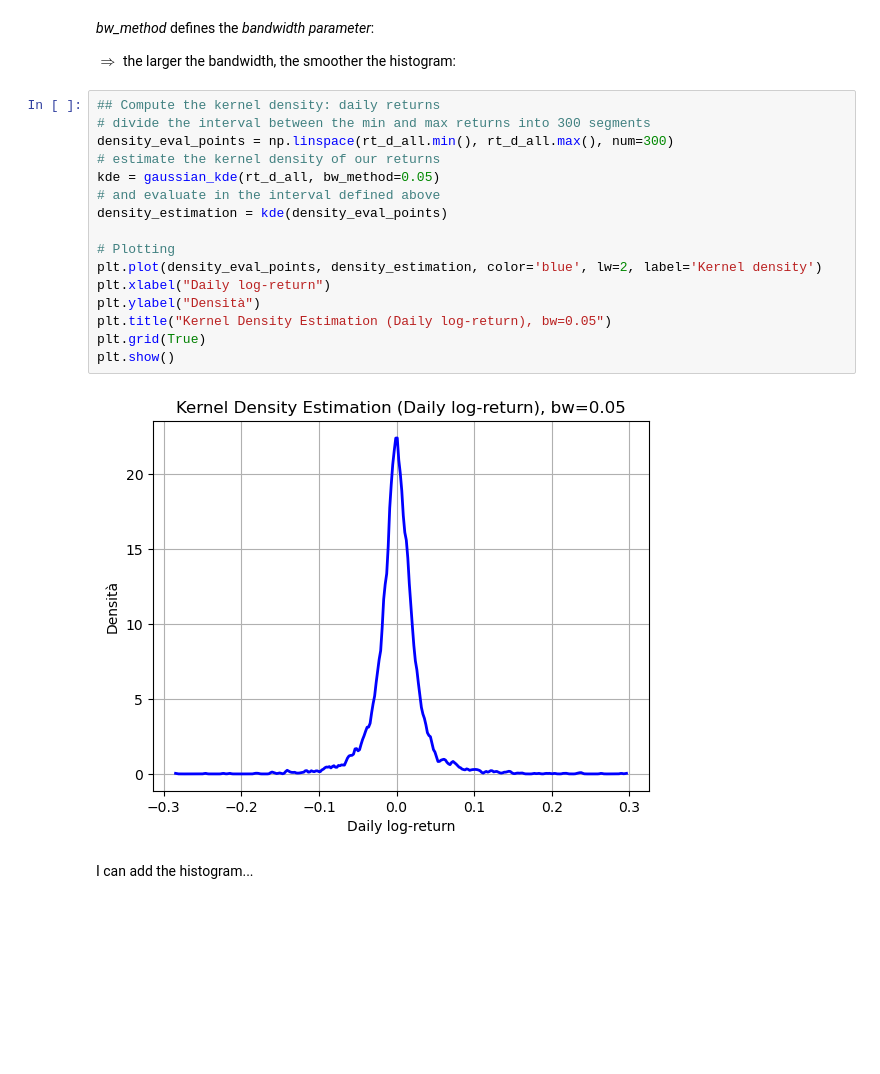
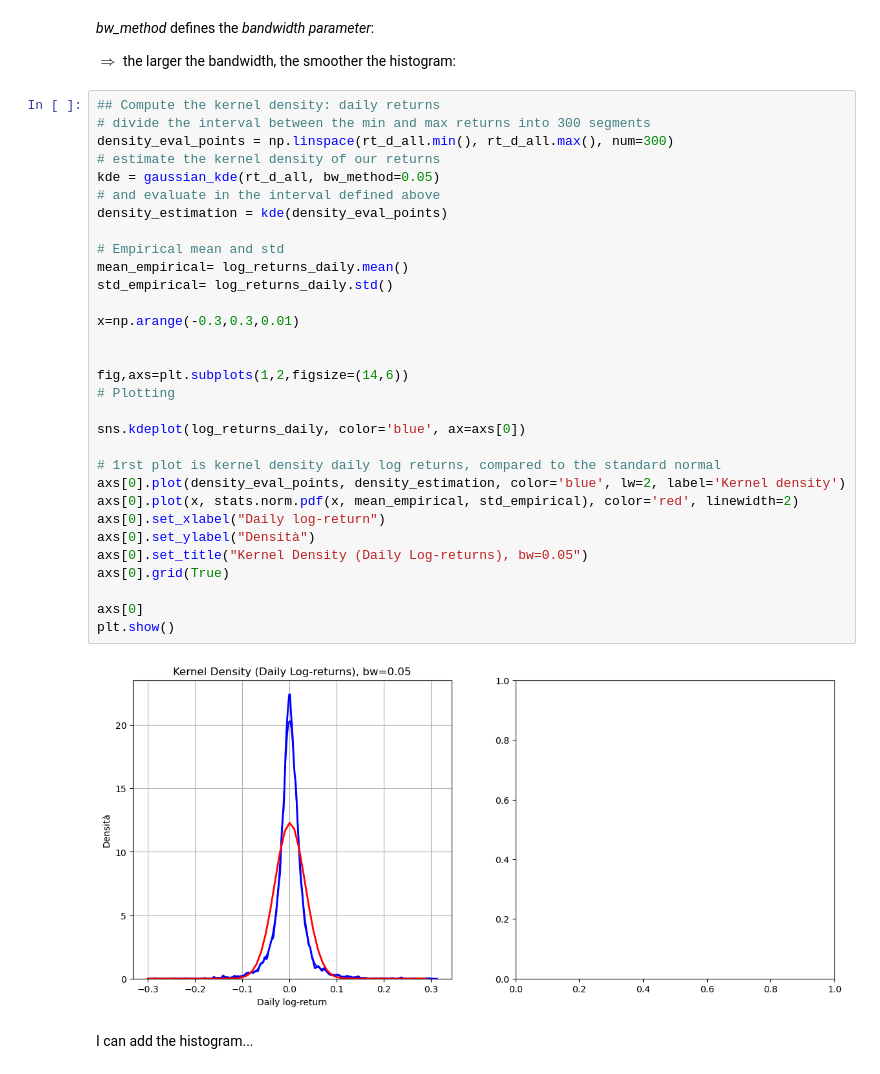
Before and after one commit to cgav1n1/Econometrics_Stylized_Facts, a Jupyter notebook: MidTermAssignmentwith6Facts.ipynb, the cells around one changed output. Drawn from its saved outputs; the diff is of its cells as text; blank space fills up the shorter version.

```diff
--- a/MidTermAssignmentwith6Facts.ipynb
+++ b/MidTermAssignmentwith6Facts.ipynb
@@ -1135,21 +1129,36 @@ $\Rightarrow$ the larger the bandwidth, the smoother the histogram:
 # %%
 ## Compute the kernel density: daily returns
 # divide the interval between the min and max returns into 300 segments
 density_eval_points = np.linspace(rt_d_all.min(), rt_d_all.max(), num=300)
 # estimate the kernel density of our returns
 kde = gaussian_kde(rt_d_all, bw_method=0.05)
 # and evaluate in the interval defined above
 density_estimation = kde(density_eval_points)
 
+# Empirical mean and std
+mean_empirical= log_returns_daily.mean()
+std_empirical= log_returns_daily.std()
+
+x=np.arange(-0.3,0.3,0.01)
+
+
+fig,axs=plt.subplots(1,2,figsize=(14,6))
 # Plotting
-plt.plot(density_eval_points, density_estimation, color='blue', lw=2, label='Kernel density')
-plt.xlabel("Daily log-return")
-plt.ylabel("Densità")
-plt.title("Kernel Density Estimation (Daily log-return), bw=0.05")
-plt.grid(True)
+
+sns.kdeplot(log_returns_daily, color='blue', ax=axs[0])
+
+# 1rst plot is kernel density daily log returns, compared to the standard normal
+axs[0].plot(density_eval_points, density_estimation, color='blue', lw=2, label='Kernel density')
+axs[0].plot(x, stats.norm.pdf(x, mean_empirical, std_empirical), color='red', linewidth=2)
+axs[0].set_xlabel("Daily log-return")
+axs[0].set_ylabel("Densità")
+axs[0].set_title("Kernel Density (Daily Log-returns), bw=0.05")
+axs[0].grid(True)
+
+axs[0]
 plt.show()
 # %% [output]
-[figure, old version]
+[figure, new version]
 # %% [markdown]
 I can add the histogram...
 # %%
```
Also changed, not shown: parts of 22 cells of this notebook, 22 other files.
